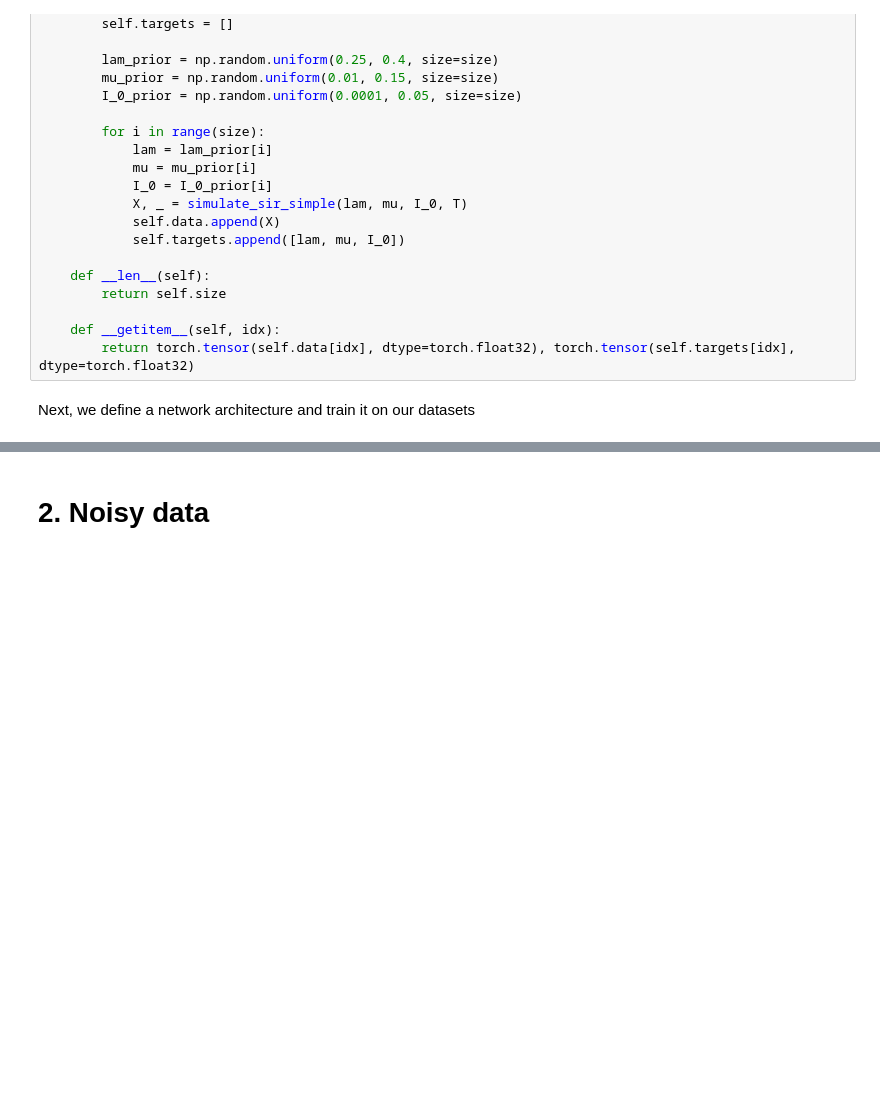
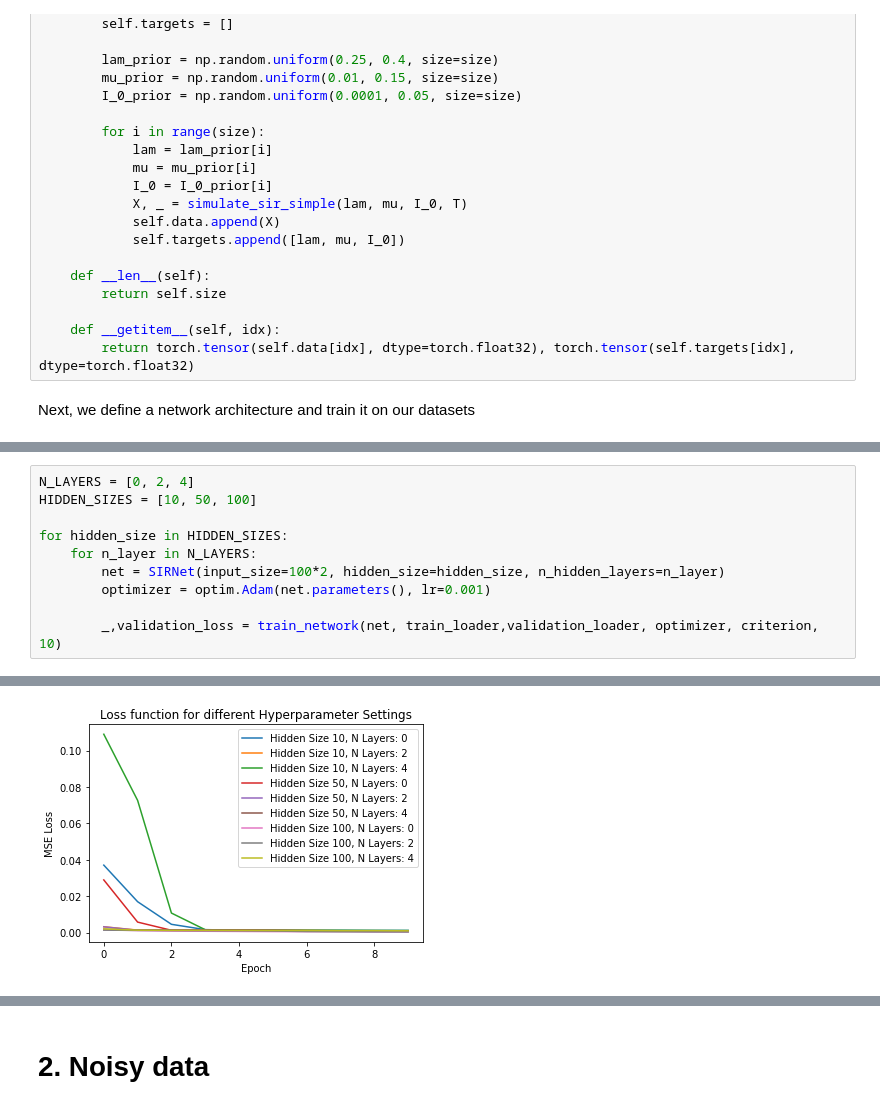
Before and after one commit to lukevoss/GNN, a Jupyter notebook: Assignment_4/epidemiology.ipynb, the cells around one changed output, grey strips where cells are left out. Saved outputs shown, nothing was run; the diff lists cells and outputs as text; blank space fills up the shorter version.

```diff
--- a/Assignment_4/epidemiology.ipynb
+++ b/Assignment_4/epidemiology.ipynb
@@ -228,0 +280,11 @@ train_network(net, train_loader,validation_loader, optimizer, criterion, 10)
+# %%
+N_LAYERS = [0, 2, 4]
+HIDDEN_SIZES = [10, 50, 100]
+
+for hidden_size in HIDDEN_SIZES:
+    for n_layer in N_LAYERS:
+        net = SIRNet(input_size=100*2, hidden_size=hidden_size, n_hidden_layers=n_layer)
+        optimizer = optim.Adam(net.parameters(), lr=0.001)
+
+        _,validation_loss = train_network(net, train_loader,validation_loader, optimizer, criterion, 10)
+# %% [output]
@@ -228,0 +308 @@ train_network(net, train_loader,validation_loader, optimizer, criterion, 10)
+[figure, added]
```
Also changed, not shown: parts of 17 cells of this notebook.
